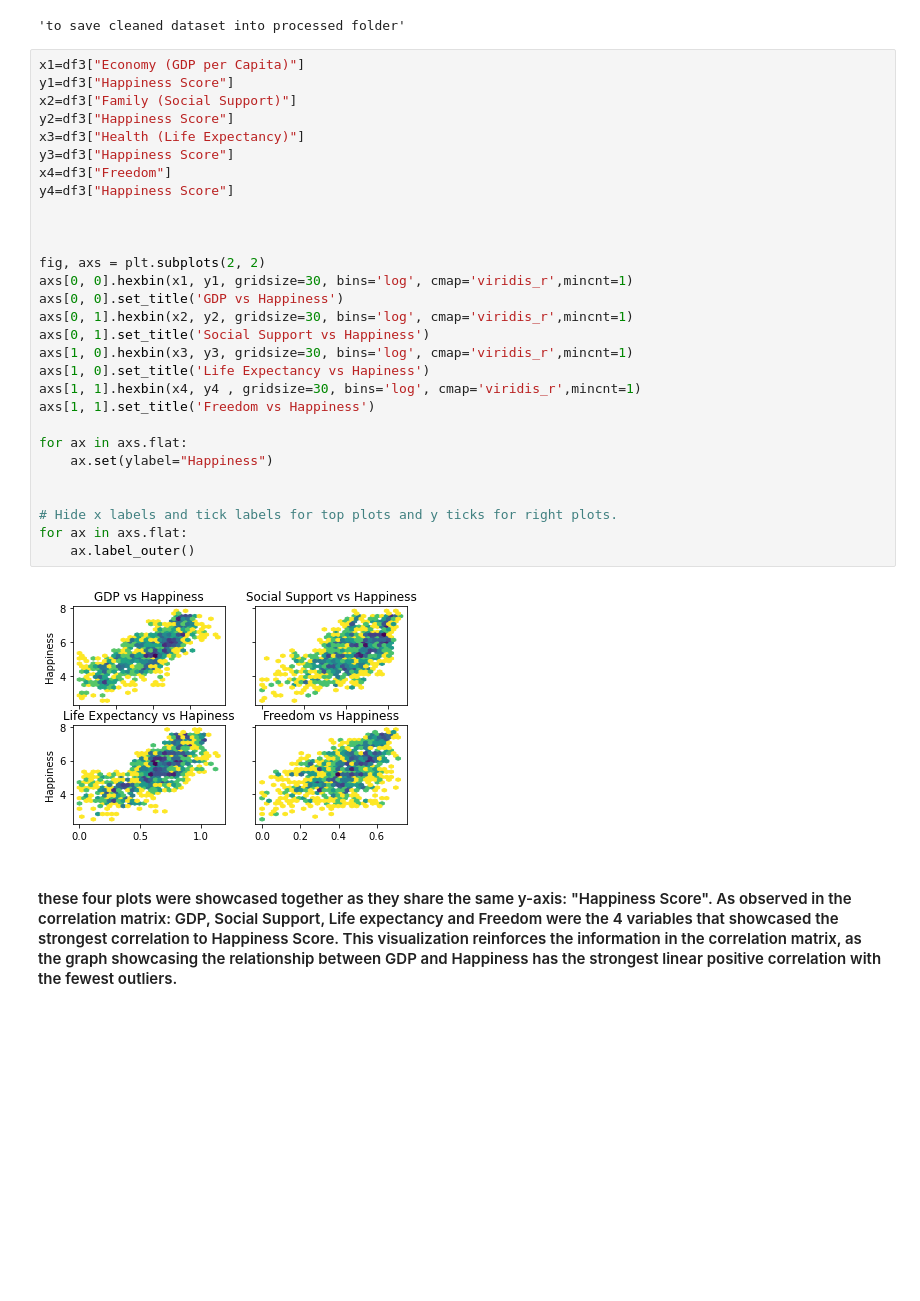
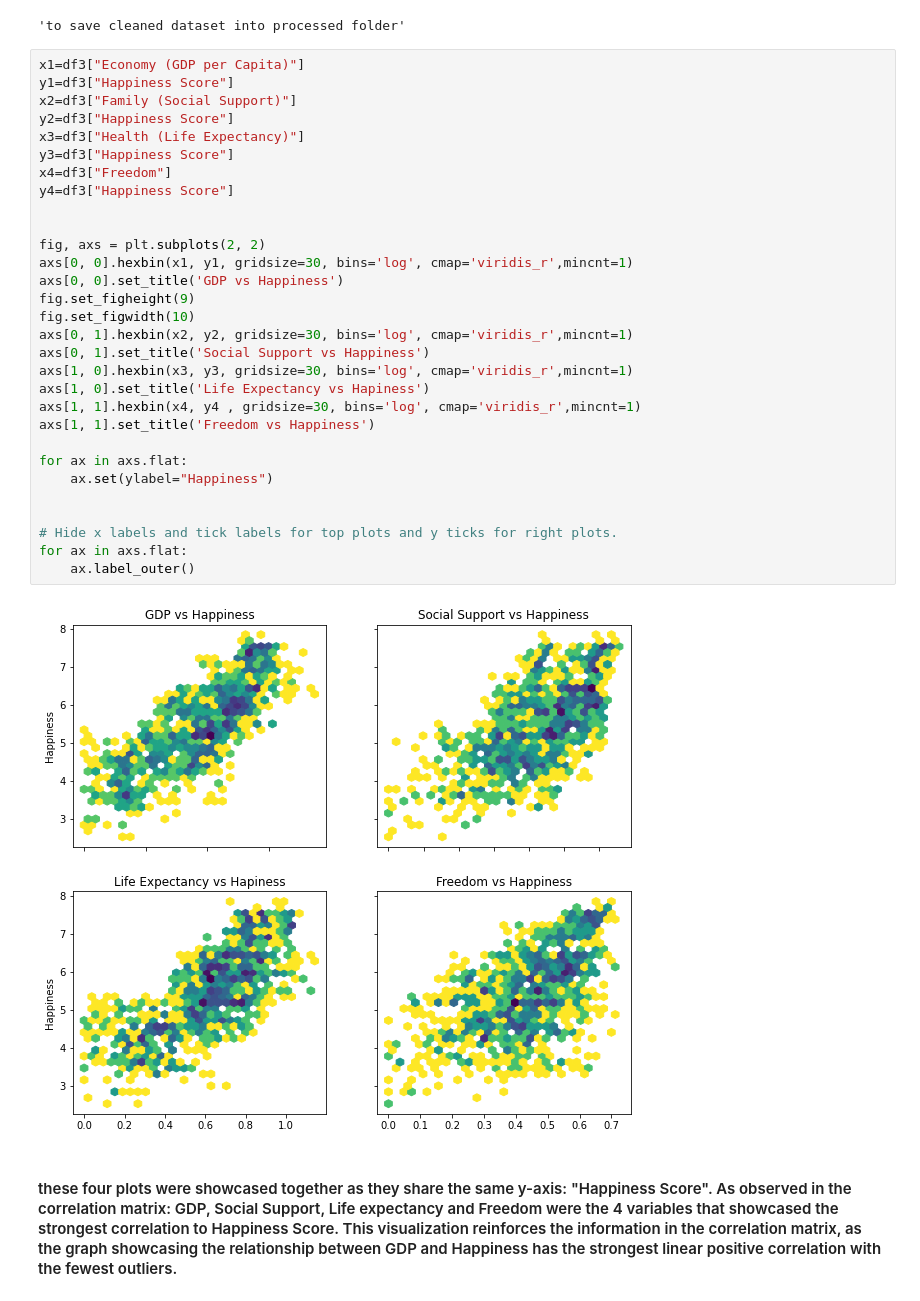
Before and after one commit to ubco-W2022T1-cosc301/project-group47, a Jupyter notebook: notebooks/analysis1.ipynb, the cells around one changed output. Saved outputs shown, nothing was run; the diff lists cells and outputs as text; blank space fills up the shorter version.

```diff
--- a/notebooks/analysis1.ipynb
+++ b/notebooks/analysis1.ipynb
@@ -249,34 +249,35 @@ df2.to_csv('../data/processed/world_happiness_report_processed_Notebook1.csv')
 # %%
 x1=df3["Economy (GDP per Capita)"]
 y1=df3["Happiness Score"]
 x2=df3["Family (Social Support)"]
 y2=df3["Happiness Score"]
 x3=df3["Health (Life Expectancy)"]
 y3=df3["Happiness Score"]
 x4=df3["Freedom"]
 y4=df3["Happiness Score"]
 
 
-
 fig, axs = plt.subplots(2, 2)
 axs[0, 0].hexbin(x1, y1, gridsize=30, bins='log', cmap='viridis_r',mincnt=1)
 axs[0, 0].set_title('GDP vs Happiness')
+fig.set_figheight(9)
+fig.set_figwidth(10)
 axs[0, 1].hexbin(x2, y2, gridsize=30, bins='log', cmap='viridis_r',mincnt=1)
 axs[0, 1].set_title('Social Support vs Happiness')
 axs[1, 0].hexbin(x3, y3, gridsize=30, bins='log', cmap='viridis_r',mincnt=1)
 axs[1, 0].set_title('Life Expectancy vs Hapiness')
 axs[1, 1].hexbin(x4, y4 , gridsize=30, bins='log', cmap='viridis_r',mincnt=1)
 axs[1, 1].set_title('Freedom vs Happiness')
 
 for ax in axs.flat:
     ax.set(ylabel="Happiness")
 
 
 # Hide x labels and tick labels for top plots and y ticks for right plots.
 for ax in axs.flat:
     ax.label_outer()
 # %% [output]
-[figure, old version]
+[figure, new version]
 # %% [markdown]
 #### these four plots were showcased together as they share the same y-axis: "Happiness Score". As observed in the correlation matrix: GDP, Social Support, Life expectancy and Freedom were the 4 variables that showcased the strongest correlation to Happiness Score. This visualization reinforces the information in the correlation matrix, as the graph showcasing the relationship between GDP and Happiness has the strongest linear positive correlation with the fewest outliers.
 # %%
```
